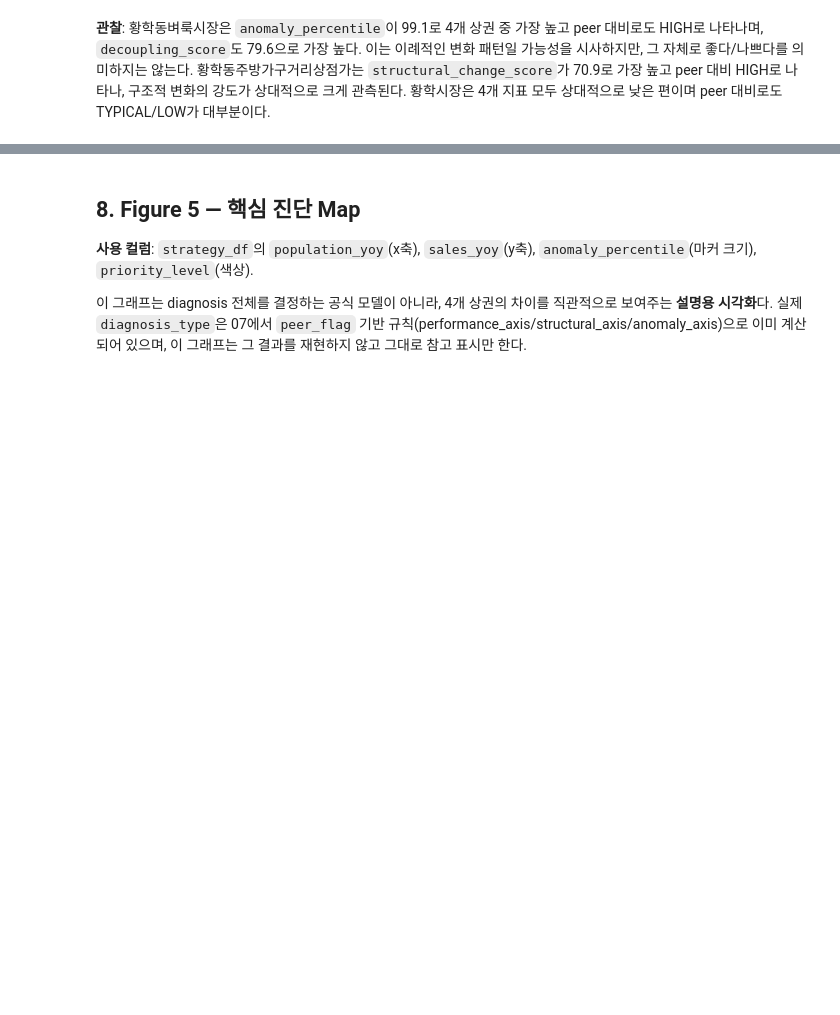
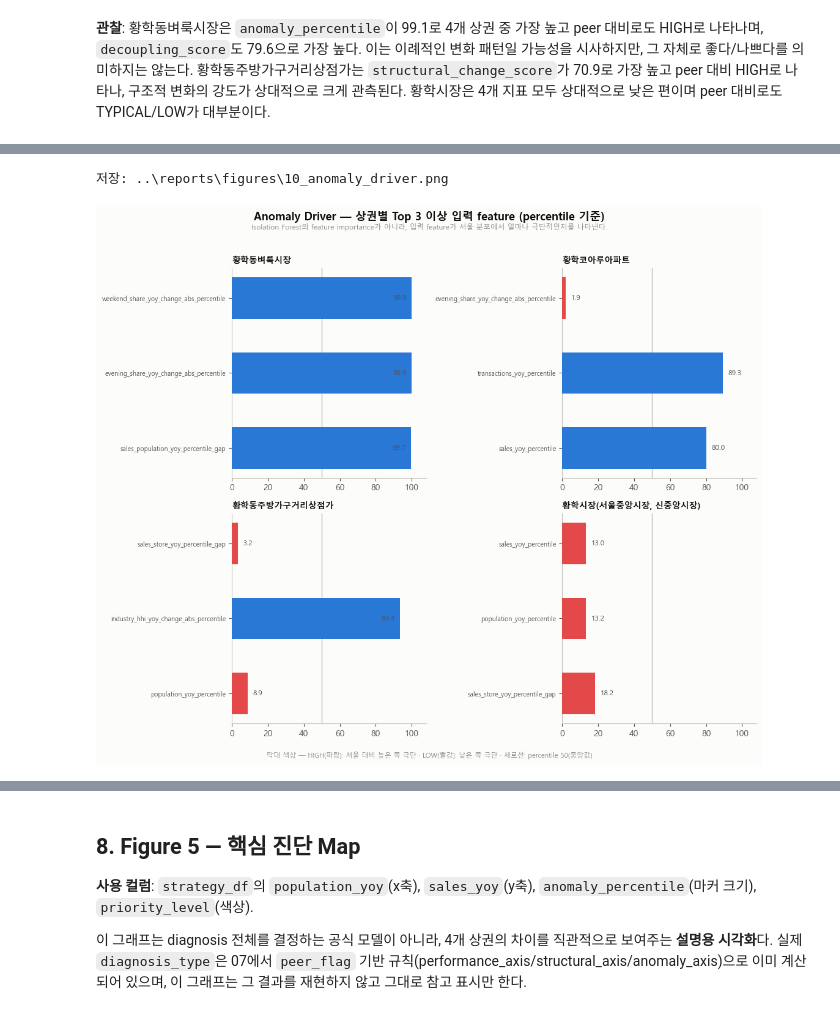
Before and after one commit to Se0ngHye0n/Hwanghak_Commercial_Analysis, a Jupyter notebook: notebooks/08_final_visualization.ipynb, the cells around one changed output, grey strips where cells are left out. Cells and saved outputs as stored; diff of their text form; code cells hidden in the pictures; blank space fills up the shorter version.

```diff
--- a/notebooks/08_final_visualization.ipynb
+++ b/notebooks/08_final_visualization.ipynb
@@ -596,0 +617,43 @@ HIGH로 나타나, 구조적 변화의 강도가 상대적으로 크게 관측
+# %%
+FIG10_TOP_N = 3
+strategy_by_code = strategy_df.set_index(AREA_CODE_COL)
+
+fig, axes = plt.subplots(2, 2, figsize=(11, 8.5))
+axes = axes.flatten()
+
+fig10_bars = []
+for ax, code_ in zip(axes, AREA_ORDER):
+    row = strategy_by_code.loc[code_]
+    directions = [row[f"anomaly_driver_{i}_direction"] for i in range(1, FIG10_TOP_N + 1)]
+    values = [row[f"anomaly_driver_{i}_percentile"] for i in range(1, FIG10_TOP_N + 1)]
+    labels = [wrap_text(row[f"anomaly_driver_{i}"], 26) for i in range(1, FIG10_TOP_N + 1)]
+    fig10_bars.append((code_, [row[f"anomaly_driver_{i}"] for i in range(1, FIG10_TOP_N + 1)]))
+
+    y_pos = np.arange(FIG10_TOP_N)[::-1]  # Driver 1이 맨 위에 오도록
+    colors = [PEER_FLAG_COLORS.get(d, INK_MUTED) for d in directions]
+    ax.barh(y_pos, values, color=colors, height=0.55, zorder=3)
+    ax.axvline(50, color=BASELINE_COLOR, linewidth=1, zorder=2)
+    for y, v in zip(y_pos, values):
+        label_x = v - 3 if v > 92 else v + 3
+        ha = "right" if v > 92 else "left"
+        ax.text(label_x, y, f"{v:.1f}", va="center", ha=ha, fontsize=8.5, color=INK_SECONDARY)
+    ax.set_yticks(y_pos)
+    ax.set_yticklabels(labels, fontsize=7.5)
+    ax.set_xlim(0, 108)
+    ax.set_title(wrap_text(AREA_NAME_MAP[code_], 20), fontsize=10, loc="left", fontweight="bold")
+    ax.spines[["top", "right"]].set_visible(False)
+
+fig.suptitle("Anomaly Driver — 상권별 Top 3 이상 입력 feature (percentile 기준)",
+             fontsize=13, fontweight="bold", y=1.03)
+fig.text(0.5, 0.995,
+         "Isolation Forest의 feature importance가 아니라, 입력 feature가 서울 분포에서 얼마나 극단적인지를 나타낸다.",
+         ha="center", fontsize=8.5, color=INK_MUTED)
+fig.text(0.5, -0.02,
+         "막대 색상 — HIGH(파랑): 서울 대비 높은 쪽 극단 · LOW(빨강): 낮은 쪽 극단 · 세로선: percentile 50(중앙값)",
+         ha="center", fontsize=8, color=INK_MUTED)
+fig.tight_layout()
+save_fig(fig, "10_anomaly_driver.png")
+plt.show()
+# %% [output]
+저장: ..\reports\figures\10_anomaly_driver.png
+[figure, added]
```
Also changed, not shown: parts of 7 cells of this notebook, 6 other files.
